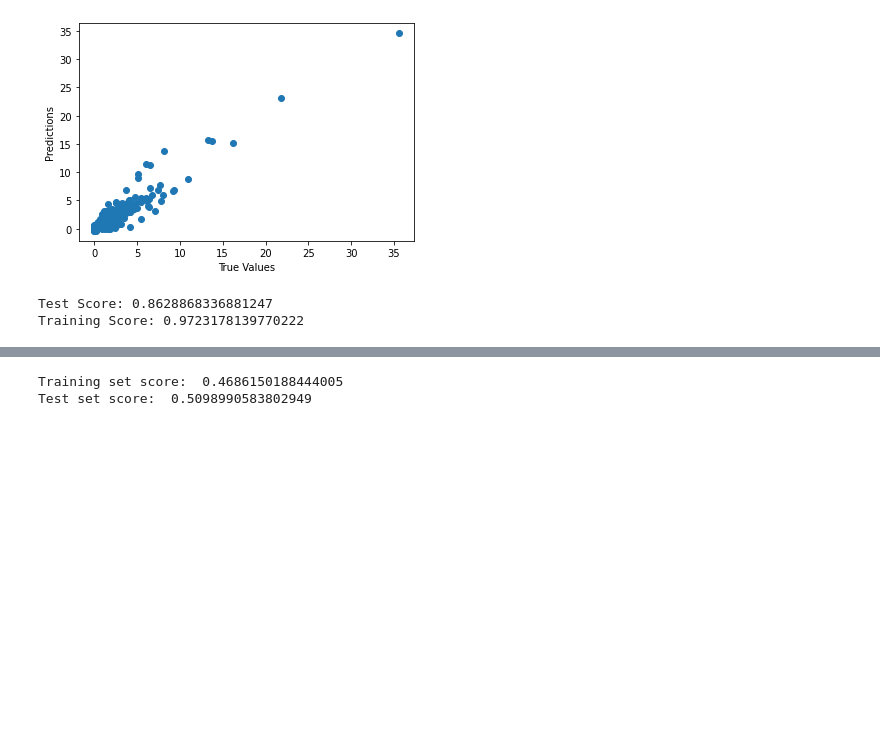
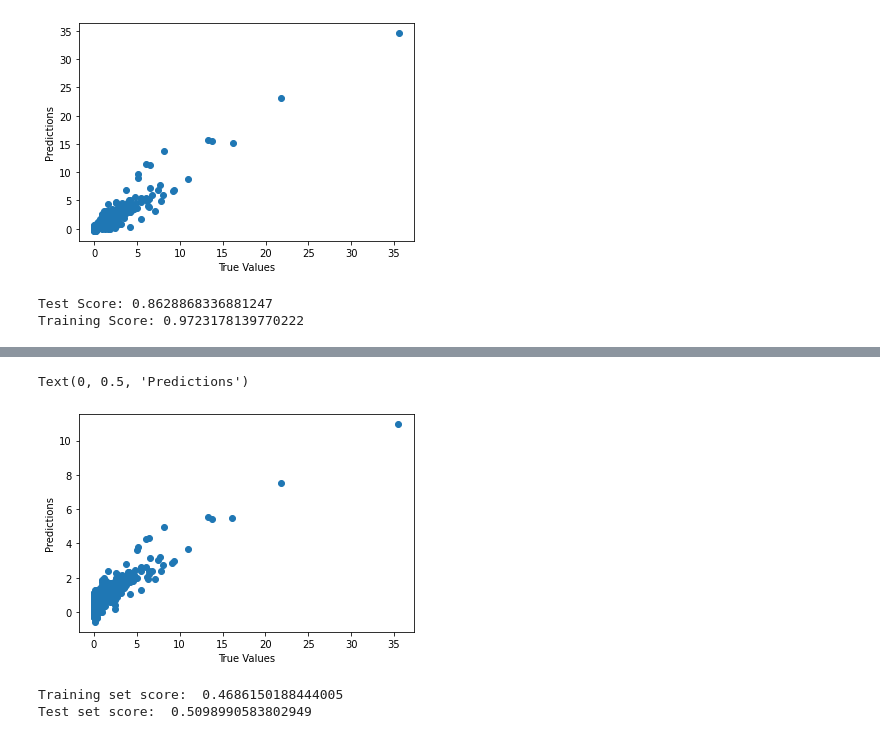
Before and after one commit to sean-neary/Project-submission, a Jupyter notebook: Poster_code.ipynb, the cells around one changed output, grey strips where cells are left out. Saved outputs shown, nothing was run; the diff lists cells and outputs as text; code cells hidden in the pictures; blank space fills up the shorter version.

```diff
--- a/Poster_code.ipynb
+++ b/Poster_code.ipynb
@@ -146 +170,14 @@ Test set score:  0.8628868336881247
+# %%
+#elastic net regression
+
+elastic = ElasticNet()
+elastic.fit(X_train, y_train)
+predictions = elastic.predict(X_test)
+
+plt.scatter(y_test, predictions)
+plt.xlabel("True Values")
+plt.ylabel("Predictions")
+# %% [output]
+Text(0, 0.5, 'Predictions')
+[figure, added]
 # %%
```
Also changed, not shown: parts of 11 cells of this notebook.
